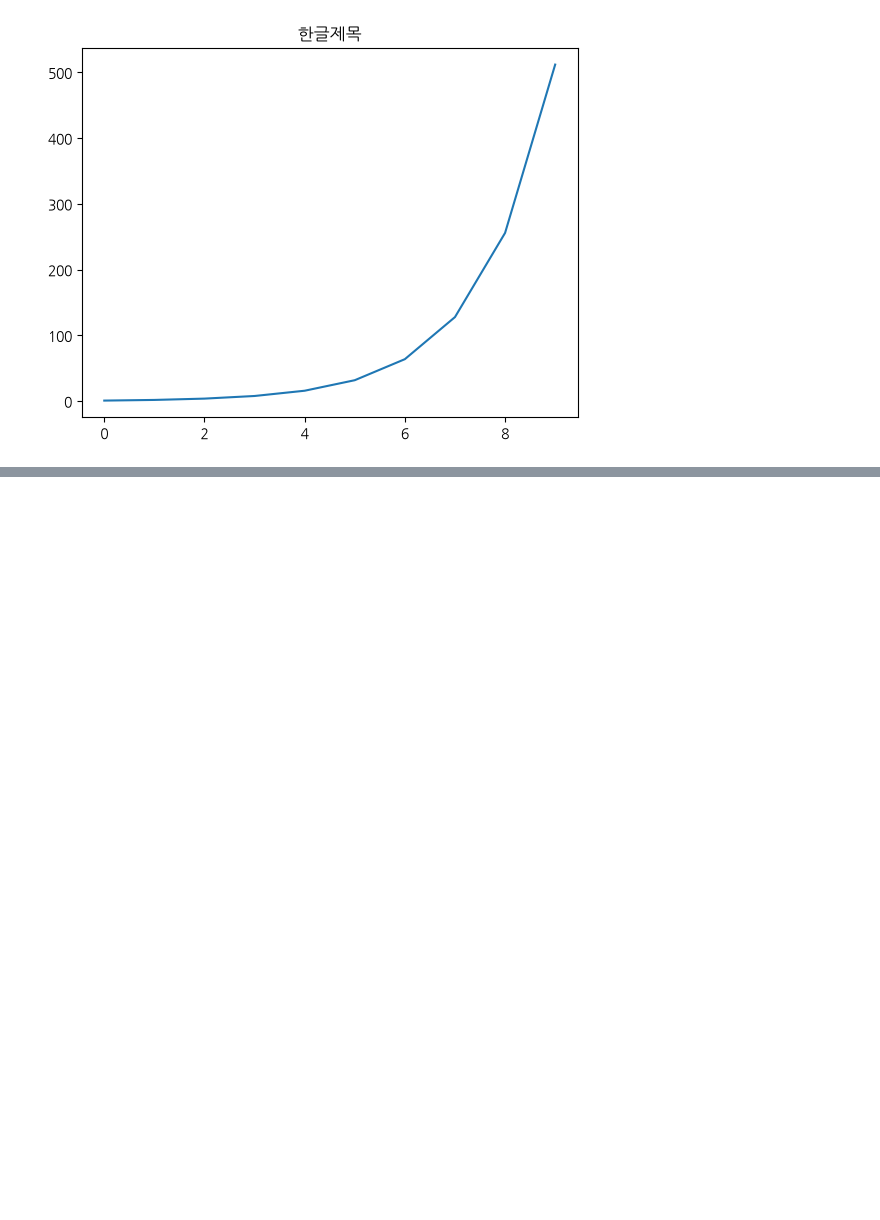
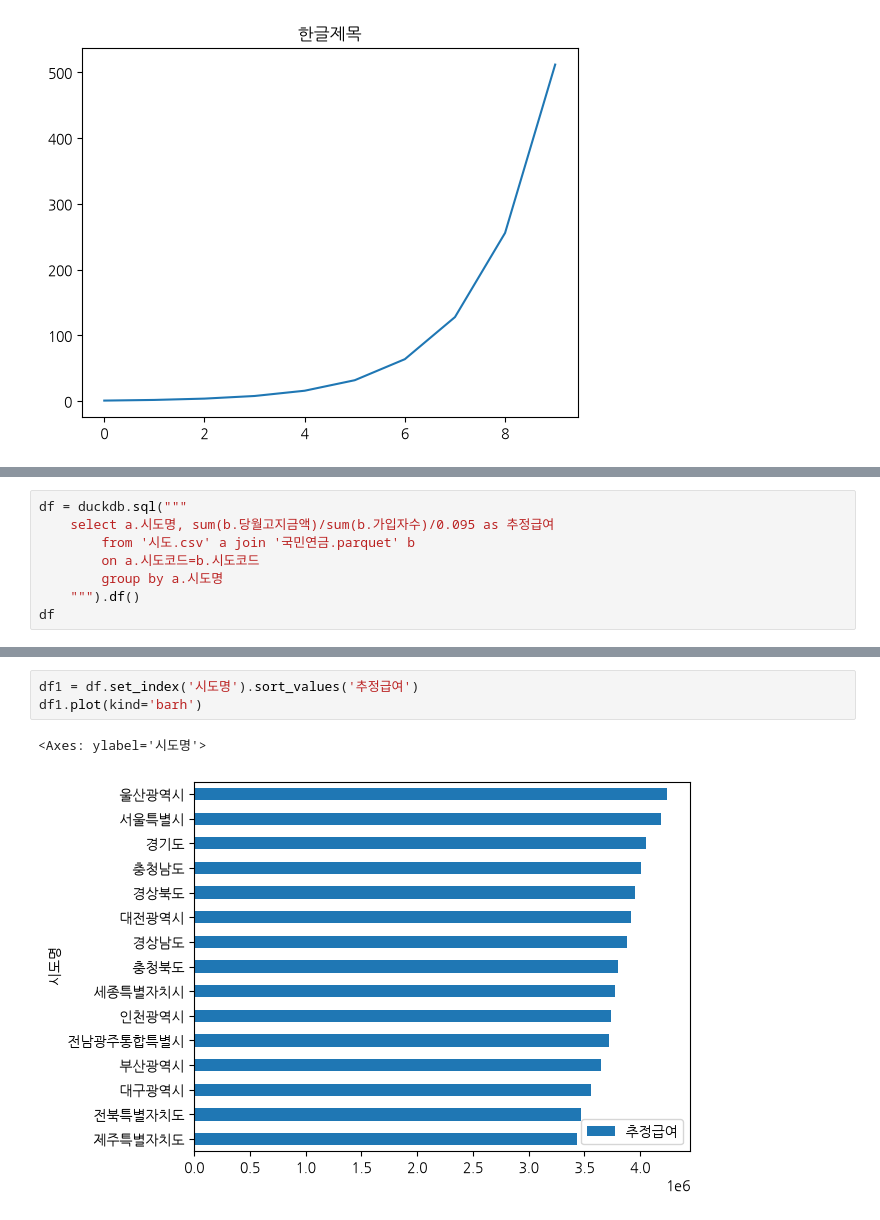
Before and after one commit to heavyrainseo/sql, a Jupyter notebook: basic.ipynb, the cells around one changed output, grey strips where cells are left out. Cells and saved outputs as stored; diff of their text form; blank space fills up the shorter version.

```diff
--- a/basic.ipynb
+++ b/basic.ipynb
@@ -18,0 +34,8 @@ plt.plot([2**i for i in range(10)])
+# %%
+df = duckdb.sql("""
+    select a.시도명, sum(b.당월고지금액)/sum(b.가입자수)/0.095 as 추정급여
+        from '시도.csv' a join '국민연금.parquet' b
+        on a.시도코드=b.시도코드
+        group by a.시도명
+    """).df()
+df
@@ -18,0 +59,6 @@ plt.plot([2**i for i in range(10)])
+# %%
+df1 = df.set_index('시도명').sort_values('추정급여')
+df1.plot(kind='barh')
+# %% [output]
+<Axes: ylabel='시도명'>
+[figure, added]
```
Also changed, not shown: parts of 2 cells of this notebook, 1 other file.
